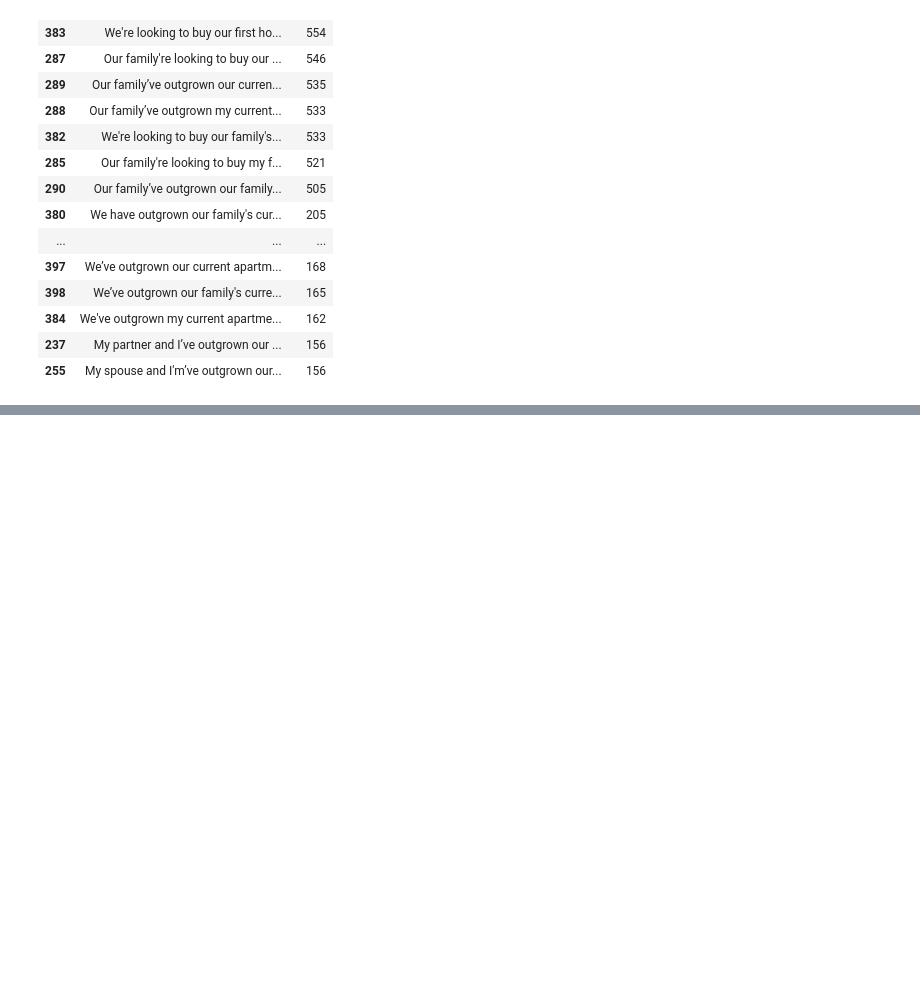
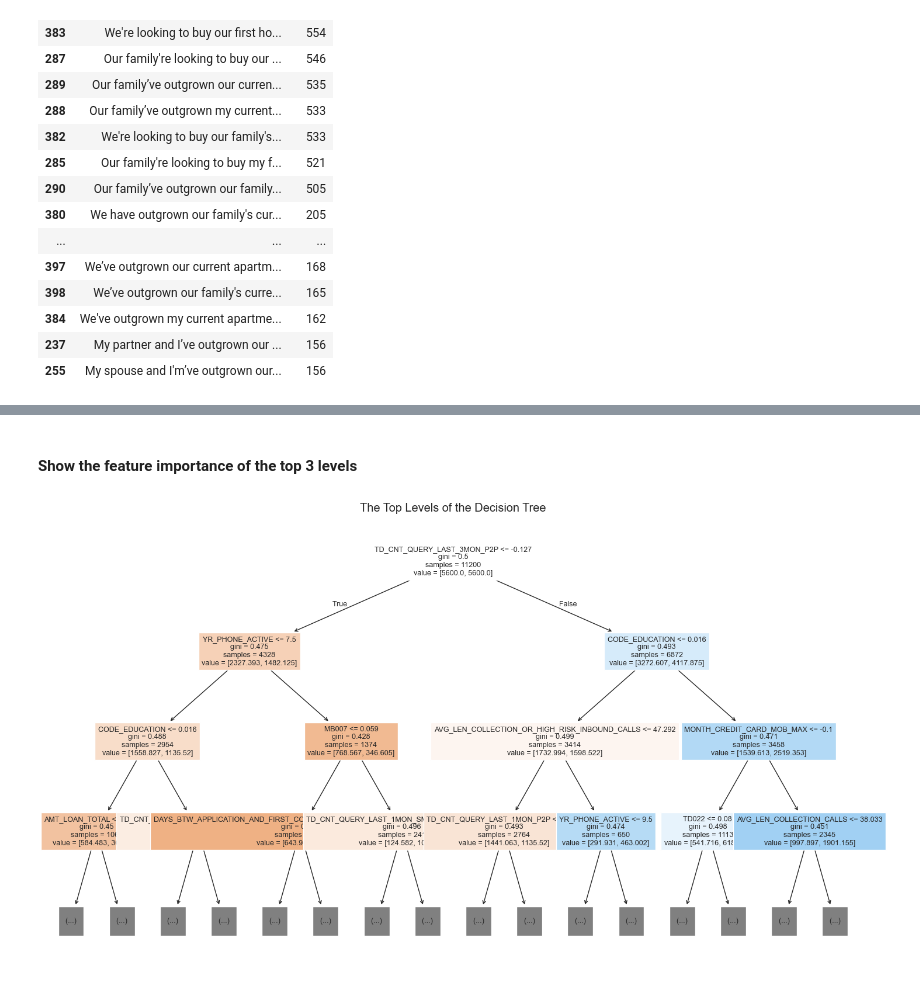
Before and after one commit to mrakelinggar/data-stuffs, a Jupyter notebook: anomaly_detection/mortgage_prob_default/Mortgage Probability Default.ipynb, the cells around one changed output, grey strips where cells are left out. Drawn from its saved outputs; the diff is of its cells as text; code cells hidden in the pictures; blank space fills up the shorter version.

```diff
--- a/anomaly_detection/mortgage_prob_default/Mortgage Probability Default.ipynb
+++ b/anomaly_detection/mortgage_prob_default/Mortgage Probability Default.ipynb
@@ -163,0 +286,17 @@ target_col = ["loan_default"]
+# %%
+X = df.drop(target_col, axis=1)
+y = df[target_col]
+
+from sklearn.model_selection import train_test_split
+X_train, X_test, y_train, y_test = train_test_split(X, y, train_size=0.7, random_state=0)
+
+total_rows = len(df)
+
+# Display row counts
+print(f"Total rows in original dataset: {total_rows:,}")
+print(f"Rows in training set: {len(X_train):,}")
+print(f"Rows in test set: {len(X_test):,}")
+
+# Display percentages
+print(f"Training set percentage: {len(X_train) / total_rows:.2%}")
+print(f"Test set percentage: {len(X_test) / total_rows:.2%}")
@@ -163,0 +420,7 @@ target_col = ["loan_default"]
+# %%
+X_train_model = pd.concat([X_train_m1.reset_index(drop=True), X_train_num.reset_index(drop=True)], axis=1)
+
+X_test_model = pd.concat([X_test_m1.reset_index(drop=True), X_test_num.reset_index(drop=True)], axis=1)
+
+print(f"Rows in training set: {len(X_train_model):,}; Columns in train set: {X_train_model.shape[1]}")
+print(f"Rows in test set: {len(X_test_model):,}; Columns in test set: {X_test_model.shape[1]}")
@@ -163,0 +479,24 @@ target_col = ["loan_default"]
+# %% [markdown]
+#### Show the feature importance of the top 3 levels
+# %%
+# Show the code to visualize the decision tree. Show only the top three levels.
+# styling
+# visualization
+import matplotlib as mpl
+import matplotlib.pyplot as plt
+%matplotlib inline
+import seaborn as sns
+from sklearn.tree import plot_tree
+%matplotlib inline
+sns.set_style('darkgrid')
+mpl.rcParams['font.size'] = 12
+mpl.rcParams['figure.facecolor'] = '#00000000'
+mpl.rcParams['font.size'] = 12
+mpl.rcParams['figure.facecolor'] = '#00000000'
+
+plt.figure(figsize=(18,10))
+plot_tree(best_model, filled=True, max_depth=3, feature_names=X_train_model.columns, fontsize=9)
+plt.title("The Top Levels of the Decision Tree")
+plt.show()
+# %% [output]
+[figure, added]
```
Also changed, not shown: parts of 34 cells of this notebook.
